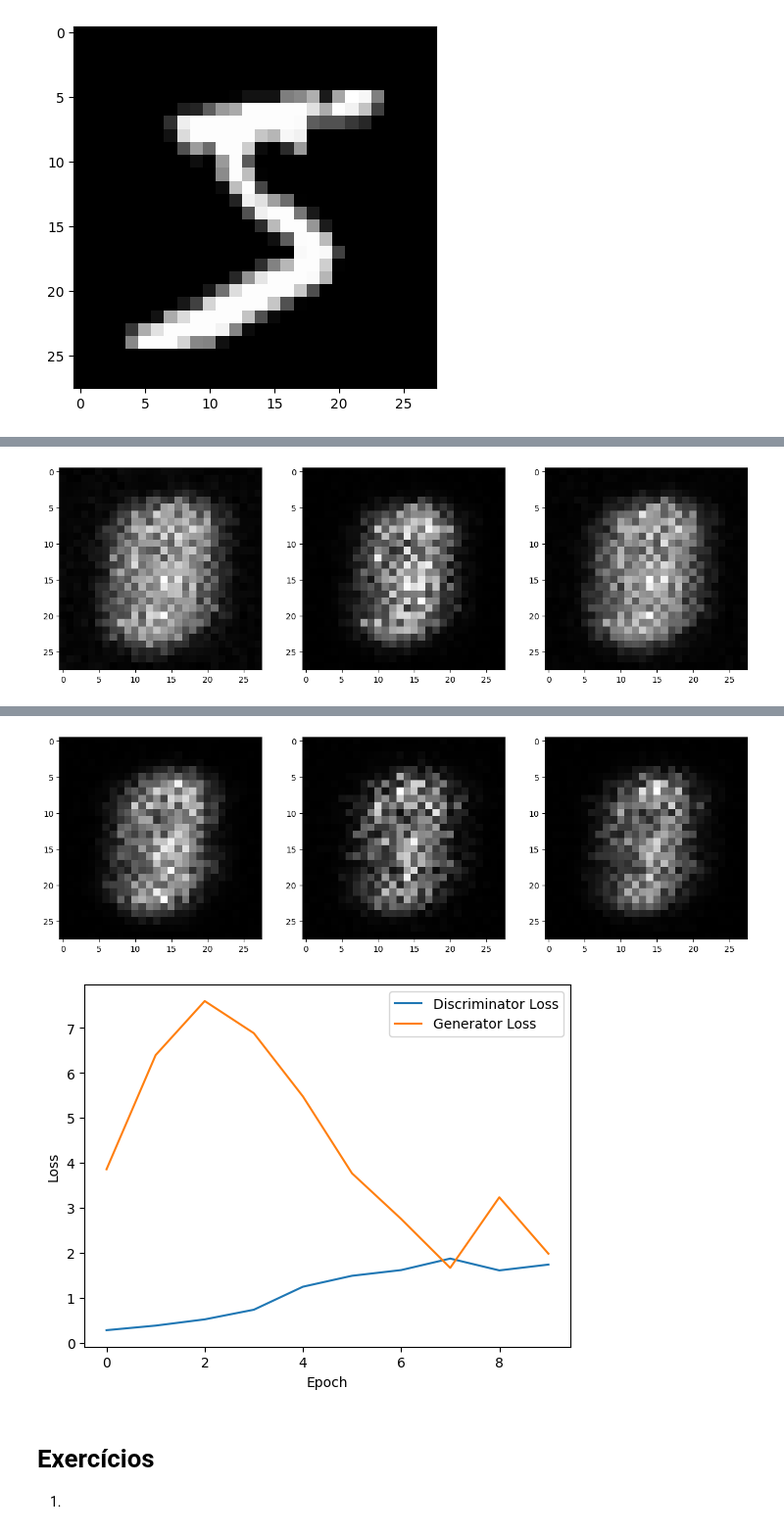
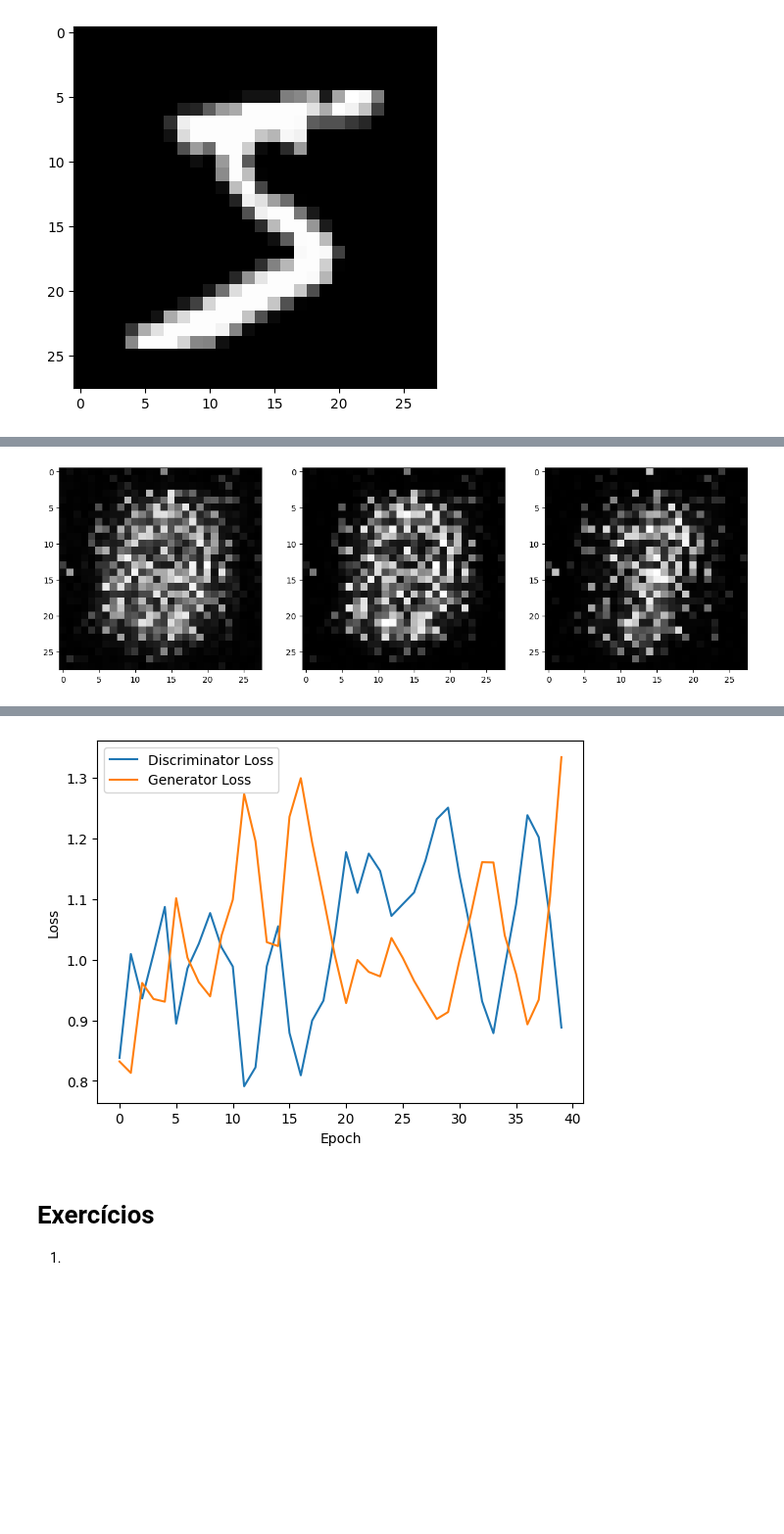
Before and after one commit to vhrique/anne_ptbr, a Jupyter notebook: 05c_Modelos_Generativos.ipynb, the cells around one changed output, grey strips where cells are left out. Shown at 98% size. Drawn from its saved outputs; the diff is of its cells as text; code cells hidden in the pictures; blank space fills up the shorter version.

```diff
--- a/05c_Modelos_Generativos.ipynb
+++ b/05c_Modelos_Generativos.ipynb
@@ -32,6 +32,7 @@ class VAE(nn.Module):
             nn.Linear(20, 400),
             nn.ReLU(),
             nn.Linear(400, input_size),
+            nn.Tanh()
         )
 
     def reparameterize(self, mu, logvar):
@@ -249,13 +250,13 @@ generator = Generator(latent_dim, 28*28)
 discriminator = Discriminator(28*28)
 adversarial_loss = nn.BCELoss()
 
-optimizer_G = optim.Adam(generator.parameters(), lr=0.001)
-optimizer_D = optim.Adam(discriminator.parameters(), lr=0.001)
+optimizer_G = optim.Adam(generator.parameters(), lr=0.0001)
+optimizer_D = optim.Adam(discriminator.parameters(), lr=0.0001)
 
 g_losses = []
 d_losses = []
 
-epochs = 10
+epochs = 40
 
 for epoch in range(epochs):
 
@@ -305,7 +306,7 @@ for epoch in range(epochs):
     g_losses.append(epoch_g_loss)
 
     print(f'--> Epoch [{epoch+1}/{epochs}] Loss_D: {epoch_d_loss:.4f}, Loss_G: {epoch_g_loss:.4f}')
-    if epoch % 2 == 1:
+    if epoch % 10 == 9:
         fig, axs = plt.subplots(1,3,figsize=(15,5))
         for f in range(3):
             axs[f].imshow(fake_imgs[f].view(28, 28).detach().cpu().numpy(), cmap='grey')
@@ -332 +365 @@ plt.show()
-[figure, old version]
+[figure, new version]
@@ -335,5 +366,4 @@ plt.show()
-[figure, old version]
+[figure, new version]
-[figure, removed]
 # %% [markdown]
 # Exercícios
 
```
Also changed, not shown: parts of 5 cells of this notebook.
